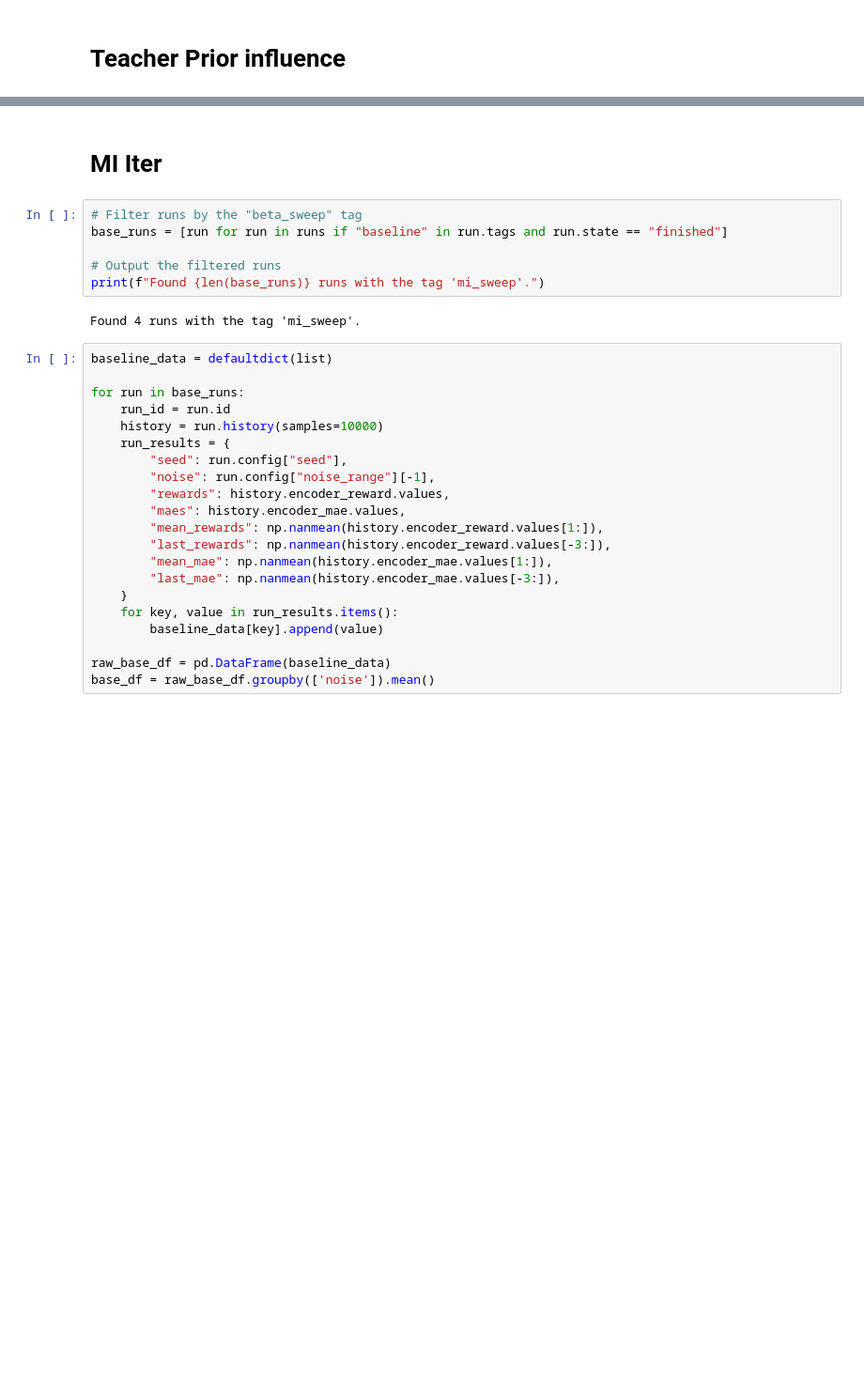
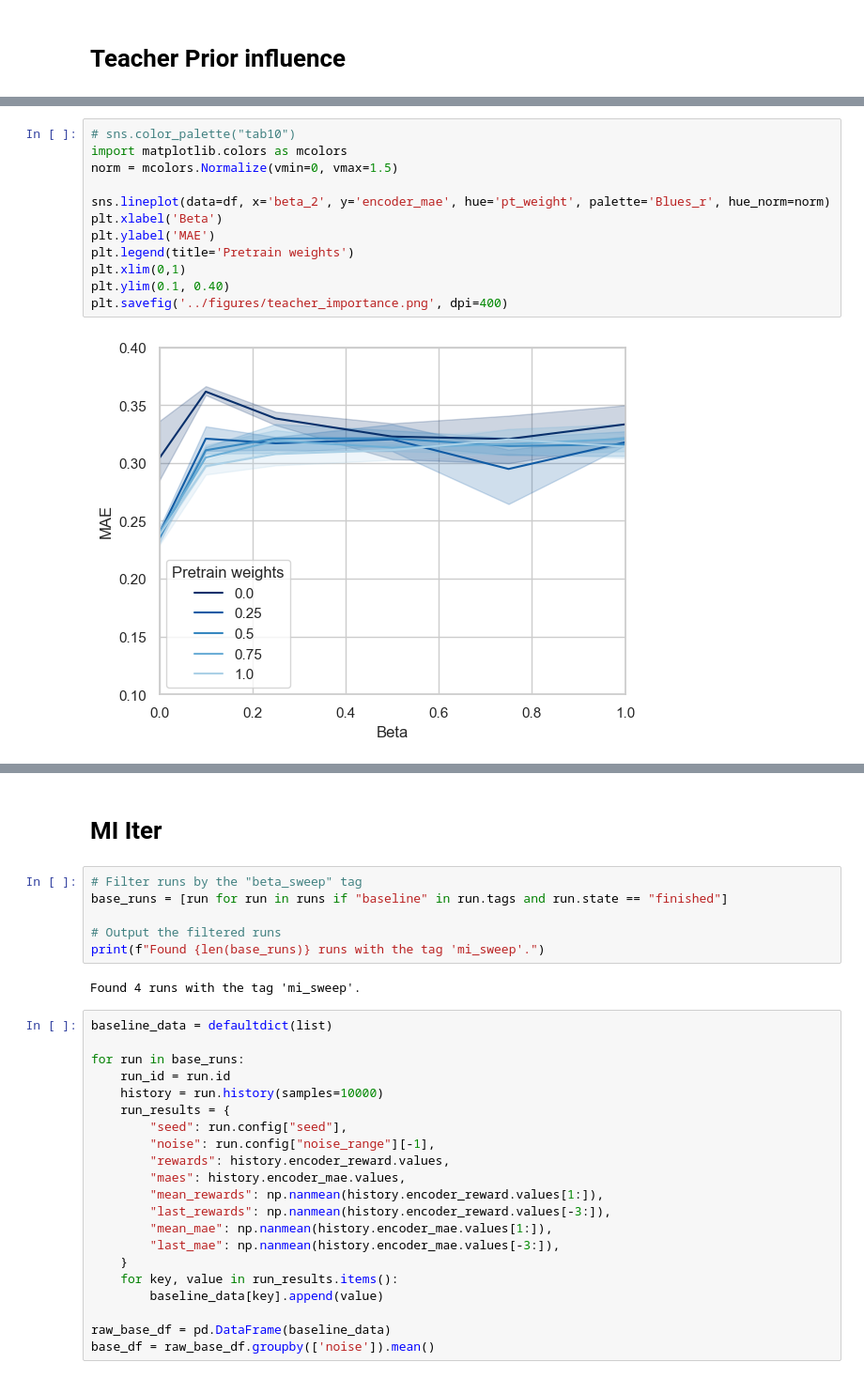
Before and after one commit to KilianFt/LIFT, a Jupyter notebook: notebooks/wandb_results_plots.ipynb, the cells around one changed output, grey strips where cells are left out. Shown at 94% size. Drawn from its saved outputs; the diff is of its cells as text; blank space fills up the shorter version.

```diff
--- a/notebooks/wandb_results_plots.ipynb
+++ b/notebooks/wandb_results_plots.ipynb
@@ -75,0 +61,14 @@ plt.show()
+# %%
+# sns.color_palette("tab10")
+import matplotlib.colors as mcolors
+norm = mcolors.Normalize(vmin=0, vmax=1.5)
+
+sns.lineplot(data=df, x='beta_2', y='encoder_mae', hue='pt_weight', palette='Blues_r', hue_norm=norm)
+plt.xlabel('Beta')
+plt.ylabel('MAE')
+plt.legend(title='Pretrain weights')
+plt.xlim(0,1)
+plt.ylim(0.1, 0.40)
+plt.savefig('../figures/teacher_importance.png', dpi=400)
+# %% [output]
+[figure, added]
```
Also changed, not shown: parts of 29 cells of this notebook.
